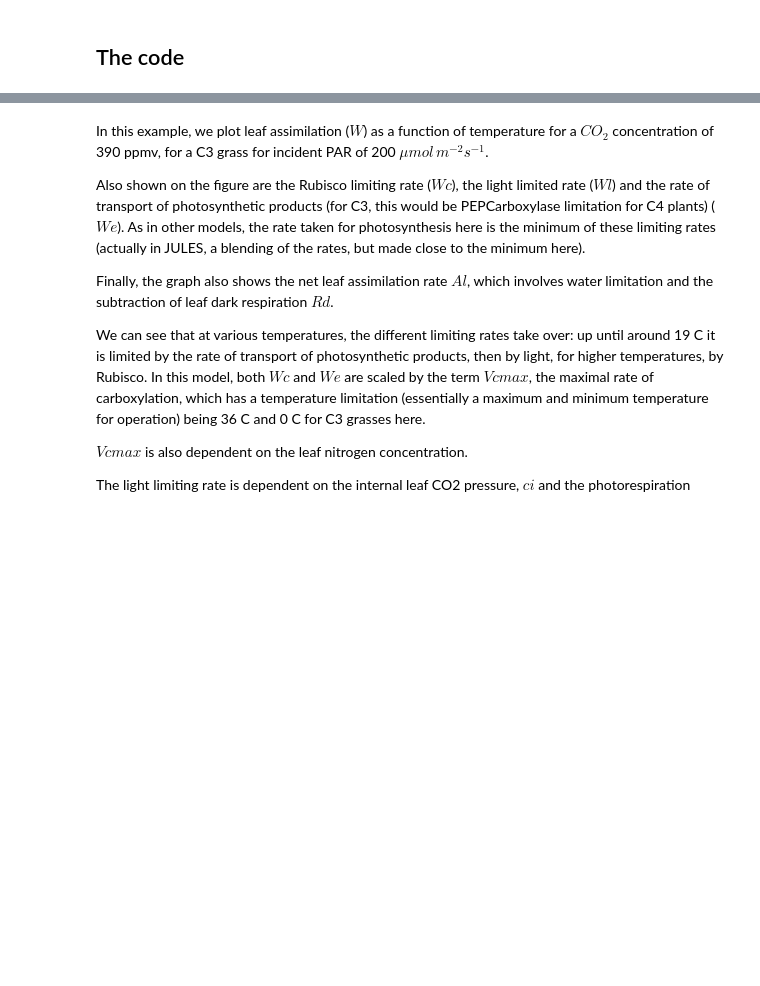
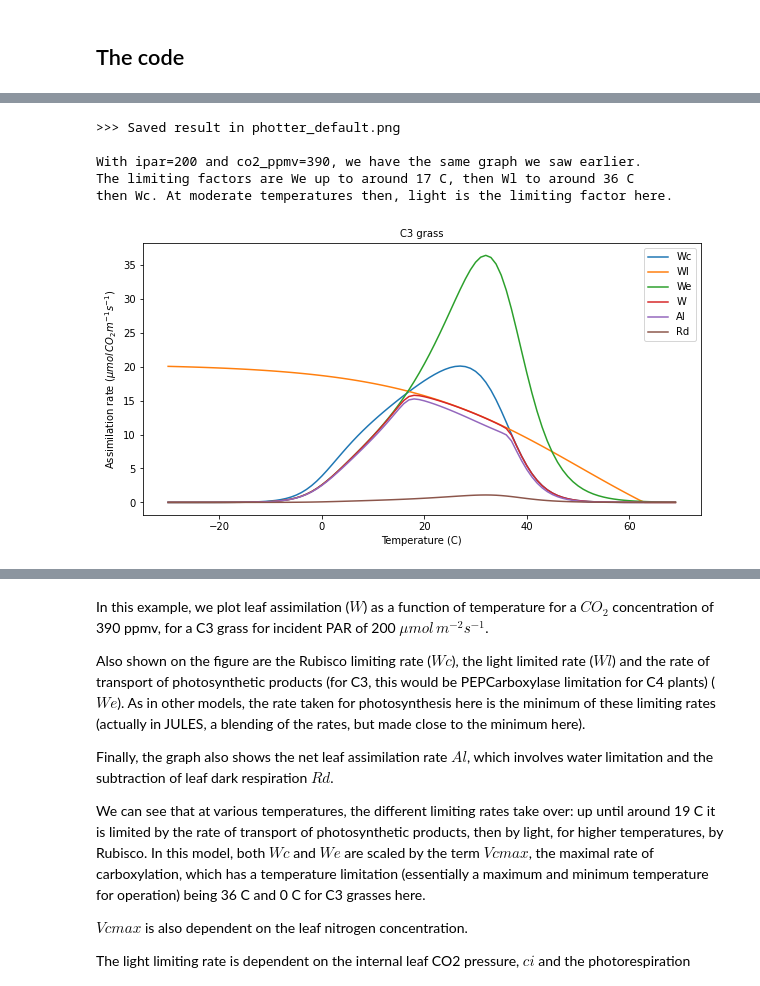
Before and after one commit to profLewis/geog0133-practicals, a Jupyter notebook: 03-Photosynthesis_Modelling_Practical.ipynb, the cells around one changed output, grey strips where cells are left out. Cells and saved outputs as stored; diff of their text form; code cells hidden in the pictures; blank space fills up the shorter version.

```diff
--- a/03-Photosynthesis_Modelling_Practical.ipynb
+++ b/03-Photosynthesis_Modelling_Practical.ipynb
@@ -137,0 +263,16 @@ array([1.51803418e-10, 2.18958584e-10, 3.15758863e-10, 4.55255392e-10,
+# %%
+#### ANSWER
+msg = '''
+How does this change with increasing ipar?
+
+It scales with ipar, so increasing ipar increases Wl
+
+'''
+print(msg)
+output = {}
+pfts = ['C3 grass','C4 grass']
+for pft in pfts:
+    output[pft],plotter = do_photosynthesis(pft_type=pft,ipar=200.)
+    print(pft,'ipar=200',output[pft].Wl.max() * 1e6,'umolCO2m-1s-1')
+    output[pft],plotter = do_photosynthesis(pft_type=pft,ipar=400.)
+    print(pft,'ipar=400',output[pft].Wl.max() * 1e6,'umolCO2m-1s-1')
@@ -137,0 +289,35 @@ array([1.51803418e-10, 2.18958584e-10, 3.15758863e-10, 4.55255392e-10,
+# %%
+### ANSWER
+msg = '''
+For C3 grasses, what are the limiting factors over the temperatures modelled?
+'''
+
+# list of all pfts
+pfts = ['C3 grass']
+
+npfts = len(pfts)
+plotter = {
+    'n_subplots' : npfts,       # number of sub-plots
+    'name'       : 'default',  # plot name
+    'ymax'        : None      # max value for y set
+}
+
+# store the data for each PFT
+output = {}
+# loop over pfts
+for pft in pfts:
+    output[pft],plotter = do_photosynthesis(pft_type=pft,plotter=plotter)
+
+msg = '''
+With ipar=200 and co2_ppmv=390, we have the same graph we saw earlier.
+The limiting factors are We up to around 17 C, then Wl to around 36 C
+then Wc. At moderate temperatures then, light is the limiting factor here.
+'''
+print(msg)
+# %% [output]
+>>> Saved result in photter_default.png
+
+With ipar=200 and co2_ppmv=390, we have the same graph we saw earlier.
+The limiting factors are We up to around 17 C, then Wl to around 36 C
+then Wc. At moderate temperatures then, light is the limiting factor here.
+[figure, added]
```
Also changed, not shown: parts of 23 cells of this notebook, 7 other files.
